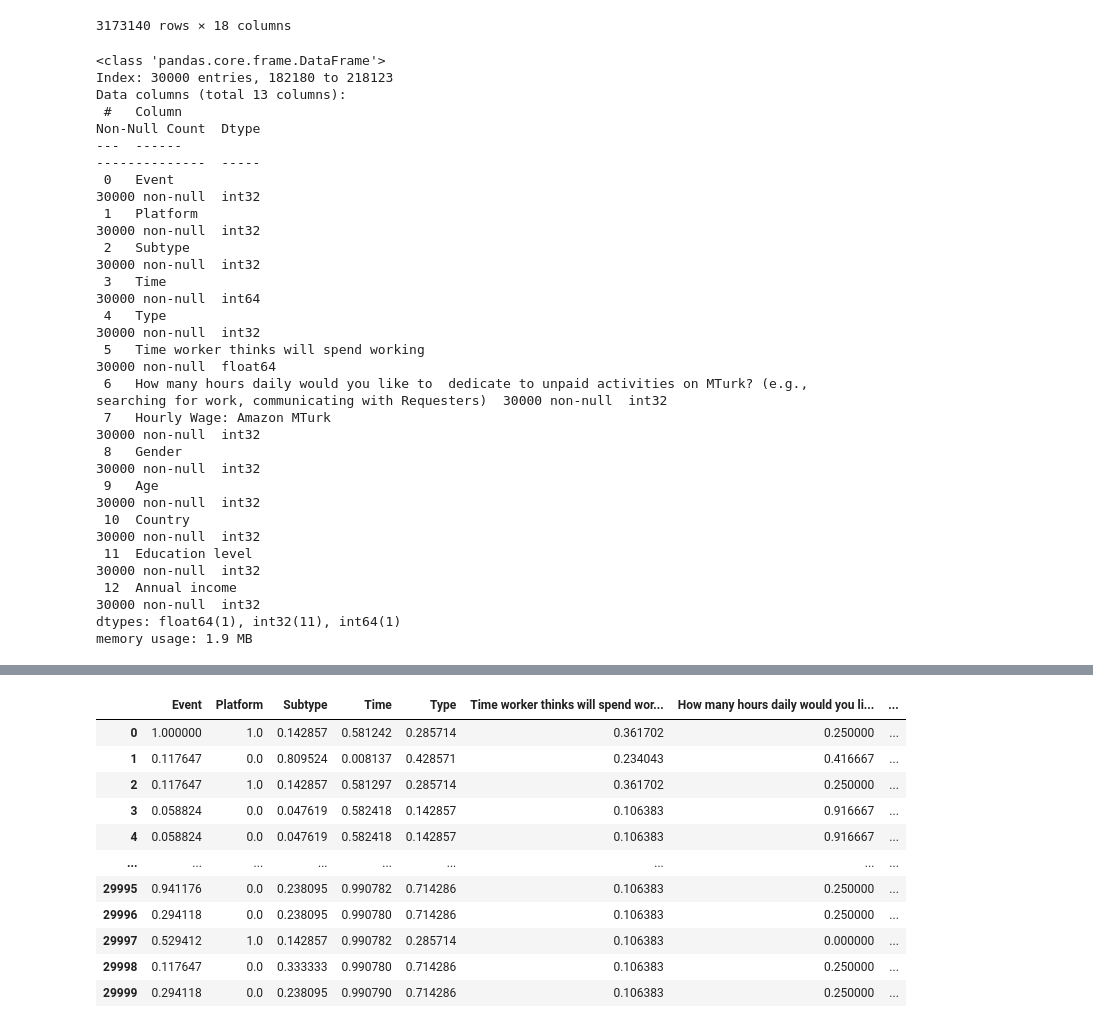
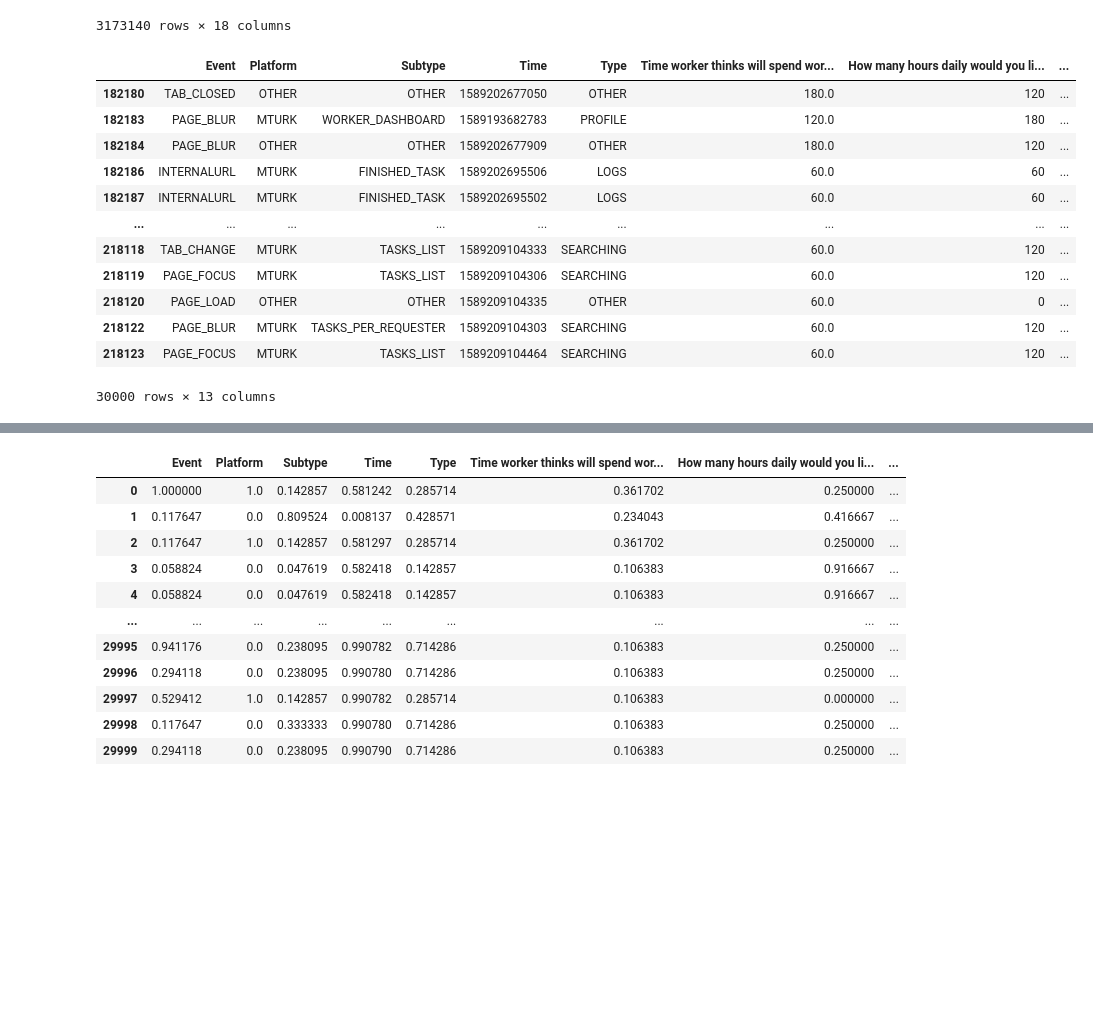
Before and after one commit to NicholasBerns/DataScienceProject, a Jupyter notebook: mturk_models.ipynb, the cells around one changed output, grey strips where cells are left out. Drawn from its saved outputs; the diff is of its cells as text; code cells hidden in the pictures; blank space fills up the shorter version.

```diff
--- a/mturk_models.ipynb
+++ b/mturk_models.ipynb
@@ -184,52 +184,18 @@ merged_mturk
 # %%
 df_mturk_model = merged_mturk.drop(columns=['Current', 'id', 'ID', 'Worker ID', 'User'])
 df_mturk_model = df_mturk_model.iloc[150000:180000]
-
-from sklearn.preprocessing import LabelEncoder
-le = LabelEncoder()
-le.fit(df_mturk_model['Event'])
-df_mturk_model['Event'] = le.transform(df_mturk_model['Event'])
-le.fit(df_mturk_model['Platform'])
-df_mturk_model['Platform'] = le.transform(df_mturk_model['Platform'])
-le.fit(df_mturk_model['Subtype'])
-df_mturk_model['Subtype'] = le.transform(df_mturk_model['Subtype'])
-le.fit(df_mturk_model['Type'])
-df_mturk_model['Type'] = le.transform(df_mturk_model['Type'])
-le.fit(df_mturk_model['Age'])
-df_mturk_model['Age'] = le.transform(df_mturk_model['Age'])
-le.fit(df_mturk_model['Education level'])
-df_mturk_model['Education level'] = le.transform(df_mturk_model['Education level'])
-le.fit(df_mturk_model['Annual income'])
-df_mturk_model['Annual income'] = le.transform(df_mturk_model['Annual income'])
-le.fit(df_mturk_model['Gender'])
-df_mturk_model['Gender'] = le.transform(df_mturk_model['Gender'])
-le.fit(df_mturk_model['Country'])
-df_mturk_model['Country'] = le.transform(df_mturk_model['Country'])
-
-le.fit(df_mturk_model['Hourly Wage: Amazon MTurk'])
-df_mturk_model['Hourly Wage: Amazon MTurk'] = le.transform(df_mturk_model['Hourly Wage: Amazon MTurk'])
-le.fit(df_mturk_model['How many hours daily would you like to  dedicate to unpaid activities on MTurk? (e.g., searching for work, communicating with Requesters)'])
-df_mturk_model['How many hours daily would you like to  dedicate to unpaid activities on MTurk? (e.g., searching for work, communicating with Requesters)'] = le.transform(df_mturk_model['How many hours daily would you like to  dedicate to unpaid activities on MTurk? (e.g., searching for work, communicating with Requesters)'])
-
-df_mturk_model.info()
+df_mturk_model
 # %% [output]
+|  | Event | Platform | Subtype | Time | Type | Time worker thinks will spend wor... | How many hours daily would you li... | ... |
+| 182180 | TAB_CLOSED | OTHER | OTHER | 1589202677050 | OTHER | 180.0 | 120 | ... |
+| 182183 | PAGE_BLUR | MTURK | WORKER_DASHBOARD | 1589193682783 | PROFILE | 120.0 | 180 | ... |
+| 182184 | PAGE_BLUR | OTHER | OTHER | 1589202677909 | OTHER | 180.0 | 120 | ... |
+| 182186 | INTERNALURL | MTURK | FINISHED_TASK | 1589202695506 | LOGS | 60.0 | 60 | ... |
+| 182187 | INTERNALURL | MTURK | FINISHED_TASK | 1589202695502 | LOGS | 60.0 | 60 | ... |
+| ... | ... | ... | ... | ... | ... | ... | ... | ... |
+| 218118 | TAB_CHANGE | MTURK | TASKS_LIST | 1589209104333 | SEARCHING | 60.0 | 120 | ... |
+| 218119 | PAGE_FOCUS | MTURK | TASKS_LIST | 1589209104306 | SEARCHING | 60.0 | 120 | ... |
+| 218120 | PAGE_LOAD | OTHER | OTHER | 1589209104335 | OTHER | 60.0 | 0 | ... |
+| 218122 | PAGE_BLUR | MTURK | TASKS_PER_REQUESTER | 1589209104303 | SEARCHING | 60.0 | 120 | ... |
+| 218123 | PAGE_FOCUS | MTURK | TASKS_LIST | 1589209104464 | SEARCHING | 60.0 | 120 | ... |
-<class 'pandas.core.frame.DataFrame'>
-Index: 30000 entries, 182180 to 218123
-Data columns (total 13 columns):
- #   Column                                                                                                                                     Non-Null Count  Dtype
----  ------                                                                                                                                     --------------  -----
- 0   Event                                                                                                                                      30000 non-null  int32
- 1   Platform                                                                                                                                   30000 non-null  int32
- 2   Subtype                                                                                                                                    30000 non-null  int32
- 3   Time                                                                                                                                       30000 non-null  int64
- 4   Type                                                                                                                                       30000 non-null  int32
- 5   Time worker thinks will spend working                                                                                                      30000 non-null  float64
- 6   How many hours daily would you like to  dedicate to unpaid activities on MTurk? (e.g., searching for work, communicating with Requesters)  30000 non-null  int32
- 7   Hourly Wage: Amazon MTurk                                                                                                                  30000 non-null  int32
- 8   Gender                                                                                                                                     30000 non-null  int32
- 9   Age                                                                                                                                        30000 non-null  int32
- 10  Country                                                                                                                                    30000 non-null  int32
- 11  Education level                                                                                                                            30000 non-null  int32
- 12  Annual income                                                                                                                              30000 non-null  int32
-dtypes: float64(1), int32(11), int64(1)
-memory usage: 1.9 MB
+30000 rows × 13 columns
```
Also changed, not shown: parts of 3 cells of this notebook, 1 other file.
